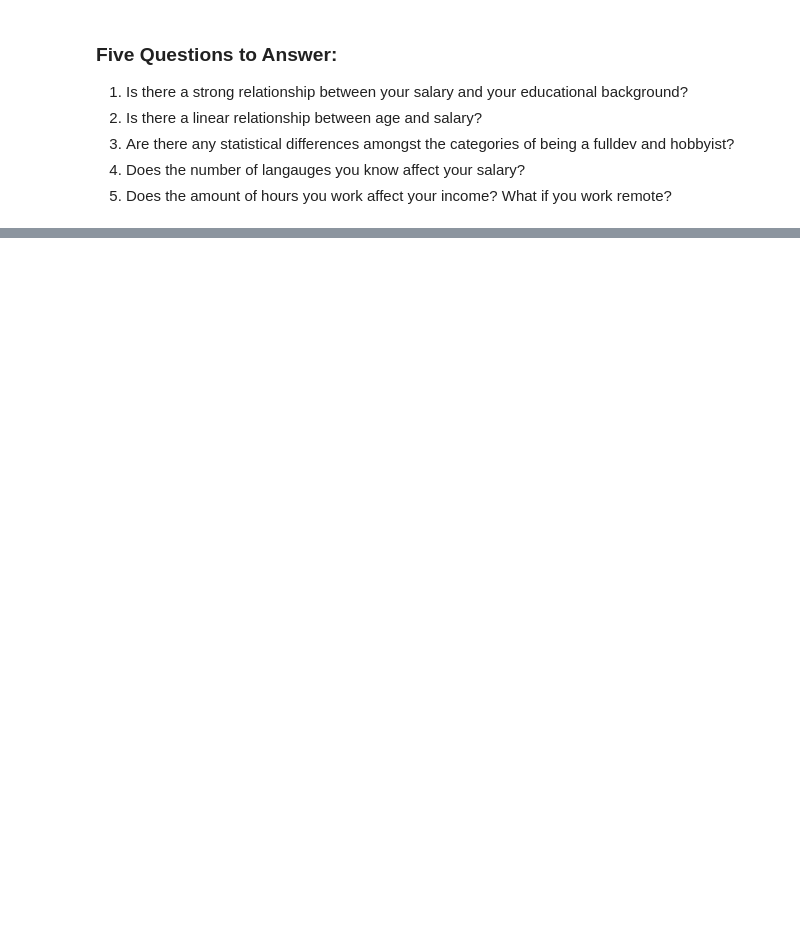
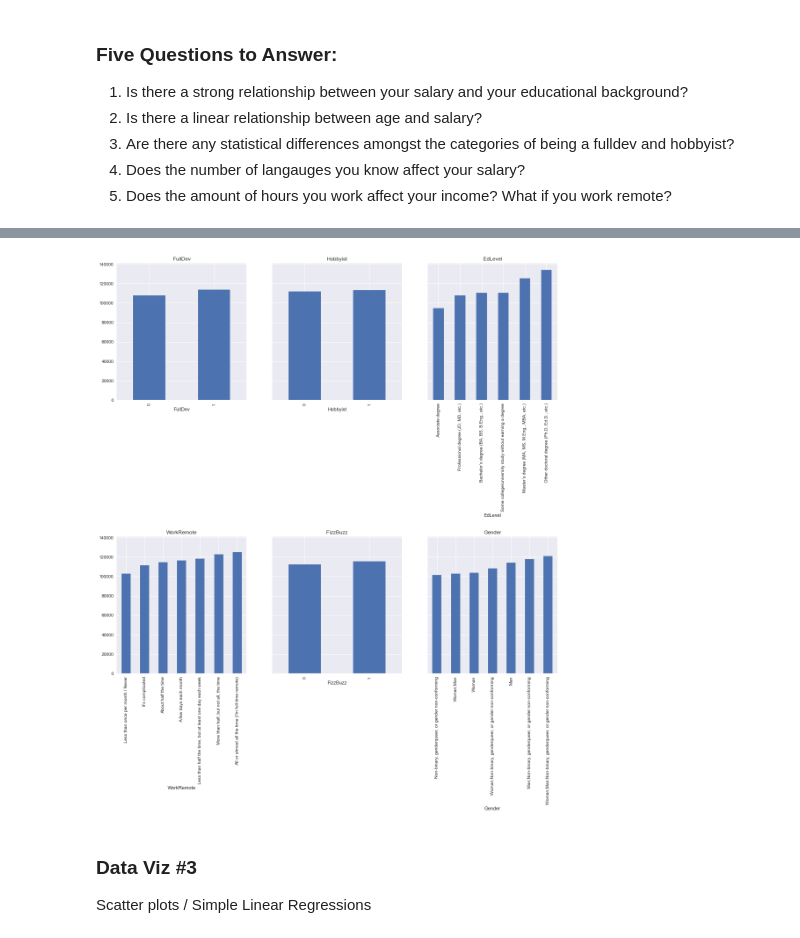
Before and after one commit to jbuenaseda/linear-regression-project, a Jupyter notebook: EDA-linreg.ipynb, the cells around one changed output, grey strips where cells are left out. Saved outputs shown, nothing was run; the diff lists cells and outputs as text; code cells hidden in the pictures; blank space fills up the shorter version.

```diff
--- a/EDA-linreg.ipynb
+++ b/EDA-linreg.ipynb
@@ -185,0 +127,19 @@ print('Test Mean Squarred Error:', test_mse)
+# %%
+# Create bar plots
+plt.style.use('seaborn')
+fig, axes = plt.subplots(nrows=2, ncols=3, figsize=(16,16), sharey=True)
+
+categoricals = ['FullDev', 'Hobbyist', 'EdLevel','WorkRemote', 'FizzBuzz','Gender']
+
+for col, ax in zip(categoricals, axes.flatten()):
+    (data.groupby(col) #group values together by col of interest
+         .mean()['Salary'] #take the mean of the Salary for each group
+         .sort_values() #sort the groups in ascending order
+         .plot
+         .bar(ax=ax)) #create a bar graph on the ax
+    ax.set_title(col)
+
+fig.subplots_adjust(hspace=1)
+plt.show()
+# %% [output]
+[figure, added]
@@ -185,0 +148,4 @@ print('Test Mean Squarred Error:', test_mse)
+# %% [markdown]
+### Data Viz #3
+
+Scatter plots / Simple Linear Regressions
```
Also changed, not shown: parts of 85 cells of this notebook, 2 other files.
